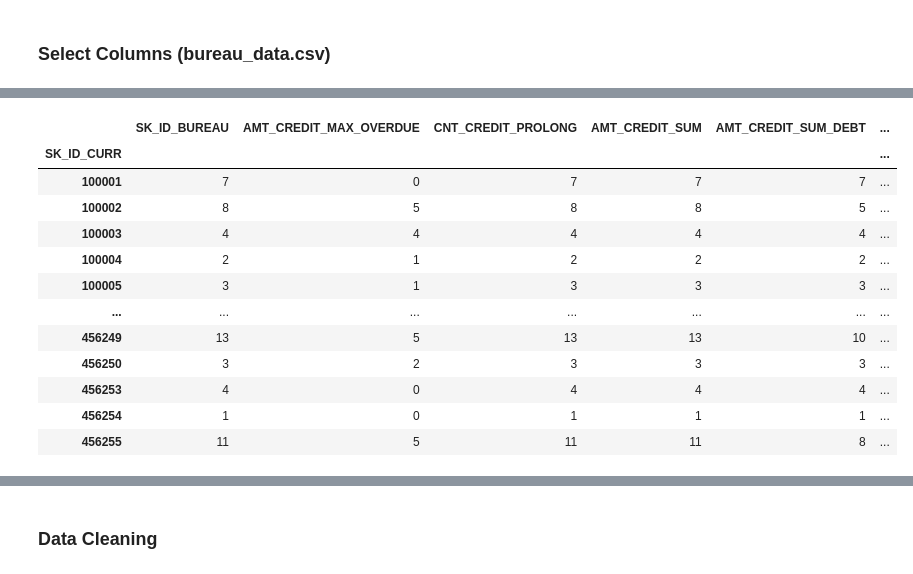
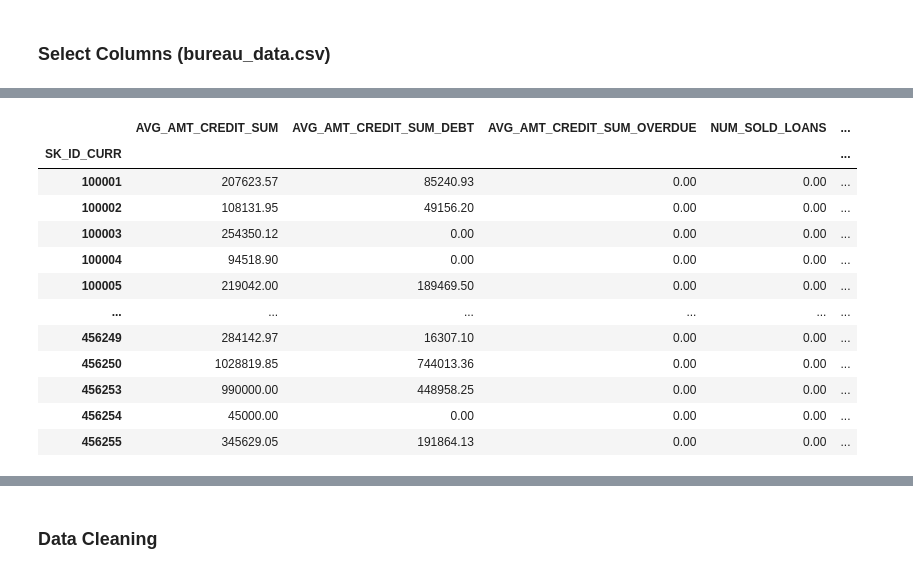
Before and after one commit to jacky-teo/is453_fin_analytics, a Jupyter notebook: group_4.ipynb, the cells around one changed output, grey strips where cells are left out. Drawn from its saved outputs; the diff is of its cells as text; code cells hidden in the pictures.

```diff
--- a/group_4.ipynb
+++ b/group_4.ipynb
@@ -13,6 +13,9 @@ import pprint
 from sklearn.ensemble import RandomForestClassifier, GradientBoostingClassifier
 from sklearn.metrics import roc_auc_score
 import scorecardpy as sc
+
+# Represent data in standard decimal notation
+pd.options.display.float_format = '{:.2f}'.format
 # %% [markdown]
 ### Load Application and Bureau Data
 # %%
@@ -173,15 +177,15 @@ dtype: int64
 # %%
 # list selected columns
 selected_cols_bureau = ["SK_ID_CURR",
-                        "SK_ID_BUREAU",
                         "AMT_CREDIT_MAX_OVERDUE",
                         "CNT_CREDIT_PROLONG",
                         "AMT_CREDIT_SUM",
                         "AMT_CREDIT_SUM_DEBT",
                         "AMT_CREDIT_SUM_LIMIT",
-                        "AMT_CREDIT_SUM_OVERDUE"]
+                        "AMT_CREDIT_SUM_OVERDUE",
+                        "CREDIT_ACTIVE",]
 
 # extract selected columns of bureau data
 filtered_bureau_data = bureau_data[selected_cols_bureau]
-filtered_bureau_data.info()
+filtered_bureau_data
 # %% [output]
@@ -205,16 +207,68 @@ memory usage: 104.8 MB
 # %%
-filtered_bureau_data.groupby("SK_ID_CURR").count()
+
+
+# Create new column to count number of active loans using num_loan_dataset
+active_loan = pd.DataFrame(filtered_bureau_data[(filtered_bureau_data["CREDIT_ACTIVE"]=="Active")].groupby("SK_ID_CURR").count())
+active_loan.rename(columns={"CREDIT_ACTIVE": "NUM_ACTIVE_LOANS"}, inplace=True)
+# Drop everything but SK_ID_CURR and NUM_ACTIVE_LOANS
+active_loan.drop(["AMT_CREDIT_MAX_OVERDUE", "CNT_CREDIT_PROLONG", "AMT_CREDIT_SUM", "AMT_CREDIT_SUM_DEBT", "AMT_CREDIT_SUM_LIMIT", "AMT_CREDIT_SUM_OVERDUE"], axis=1, inplace=True)
+
+# Create new column to count number of sold loans using num_loan_dataset
+sold_loan = pd.DataFrame(filtered_bureau_data[(filtered_bureau_data["CREDIT_ACTIVE"]=="Sold")].groupby("SK_ID_CURR").count())
+sold_loan.rename(columns={"CREDIT_ACTIVE": "NUM_SOLD_LOANS"}, inplace=True)
+# Drop everything but SK_ID_CURR and NUM_SOLD_LOANS
+sold_loan.drop(["AMT_CREDIT_MAX_OVERDUE", "CNT_CREDIT_PROLONG", "AMT_CREDIT_SUM", "AMT_CREDIT_SUM_DEBT", "AMT_CREDIT_SUM_LIMIT", "AMT_CREDIT_SUM_OVERDUE"], axis=1, inplace=True)
+
+# Create new column to count number of bad debt loans using num_loan_dataset
+bad_debt_loan = pd.DataFrame(filtered_bureau_data[(filtered_bureau_data["CREDIT_ACTIVE"]=="Bad debt")].groupby("SK_ID_CURR").count())
+bad_debt_loan.rename(columns={"CREDIT_ACTIVE": "NUM_BAD_DEBT_LOANS"}, inplace=True)
+# Drop everything but SK_ID_CURR and NUM_BAD_DEBT_LOANS
+bad_debt_loan.drop(["AMT_CREDIT_MAX_OVERDUE", "CNT_CREDIT_PROLONG", "AMT_CREDIT_SUM", "AMT_CREDIT_SUM_DEBT", "AMT_CREDIT_SUM_LIMIT", "AMT_CREDIT_SUM_OVERDUE"], axis=1, inplace=True)
+
+# Create new column to count number of closed loans using num_loan_dataset
+closed_loan = pd.DataFrame(filtered_bureau_data[(filtered_bureau_data["CREDIT_ACTIVE"]=="Closed")].groupby("SK_ID_CURR").count())
+closed_loan.rename(columns={"CREDIT_ACTIVE": "NUM_CLOSED_LOANS"}, inplace=True)
+# Drop everything but SK_ID_CURR and NUM_CLOSED_LOANS
+closed_loan.drop(["AMT_CREDIT_MAX_OVERDUE", "CNT_CREDIT_PROLONG", "AMT_CREDIT_SUM", "AMT_CREDIT_SUM_DEBT", "AMT_CREDIT_SUM_LIMIT", "AMT_CREDIT_SUM_OVERDUE"], axis=1, inplace=True)
+
+#craete a new column to count number of total loans using num_loan_dataset per person
+total_loan = pd.DataFrame(filtered_bureau_data.groupby("SK_ID_CURR").count())
+
+# Join all the above by SK_ID_CURR
+num_loan_dataset = pd.merge(active_loan, sold_loan, on="SK_ID_CURR", how="outer")
+num_loan_dataset = pd.merge(num_loan_dataset, bad_debt_loan, on="SK_ID_CURR", how="outer")
+num_loan_dataset = pd.merge(num_loan_dataset, closed_loan, on="SK_ID_CURR", how="outer")
+num_loan_dataset.fillna(0, inplace=True)
+num_loan_dataset["ACTIVE_CLOSE_DEBT_RATIO"] = num_loan_dataset["NUM_ACTIVE_LOANS"] / num_loan_dataset["NUM_CLOSED_LOANS"]
+num_loan_dataset["BAD_DEBT_CLOSE_RATIO"] = num_loan_dataset["NUM_BAD_DEBT_LOANS"] / num_loan_dataset["NUM_CLOSED_LOANS"]
+
+# Drop Active, Bad debt and Closed columns
+num_loan_dataset.drop(["NUM_ACTIVE_LOANS", "NUM_CLOSED_LOANS","NUM_BAD_DEBT_LOANS"], axis=1, inplace=True)
+
+
+# Average AMT_CREDIT_SUM_DEBT, AMT_CREDIT_SUM_OVERDUE, AMT_CREDIT_SUM for each SK_ID_CURR
+
+avg_bureau_data = filtered_bureau_data.drop("CREDIT_ACTIVE", axis=1).groupby("SK_ID_CURR").mean()
+avg_bureau_data
+# Drop all columns except SK_ID_CURR, AMT_CREDIT_SUM_DEBT, AMT_CREDIT_SUM_OVERDUE, AMT_CREDIT_SUM
+avg_bureau_data.drop(["AMT_CREDIT_MAX_OVERDUE", "CNT_CREDIT_PROLONG", "AMT_CREDIT_SUM_LIMIT"], axis=1, inplace=True)
+# Rename columns to include "AVG_" prefix
+avg_bureau_data.rename(columns={"AMT_CREDIT_SUM": "AVG_AMT_CREDIT_SUM", "AMT_CREDIT_SUM_DEBT": "AVG_AMT_CREDIT_SUM_DEBT", "AMT_CREDIT_SUM_OVERDUE": "AVG_AMT_CREDIT_SUM_OVERDUE"}, inplace=True)
+# Merge with num_active_loans
+aggregated_credit_bureau_data = pd.merge(avg_bureau_data, num_loan_dataset,on="SK_ID_CURR")
+
+aggregated_credit_bureau_data
 # %% [output]
-|  | SK_ID_BUREAU | AMT_CREDIT_MAX_OVERDUE | CNT_CREDIT_PROLONG | AMT_CREDIT_SUM | AMT_CREDIT_SUM_DEBT | ... |
-| SK_ID_CURR |  |  |  |  |  | ... |
-| 100001 | 7 | 0 | 7 | 7 | 7 | ... |
-| 100002 | 8 | 5 | 8 | 8 | 5 | ... |
-| 100003 | 4 | 4 | 4 | 4 | 4 | ... |
-| 100004 | 2 | 1 | 2 | 2 | 2 | ... |
-| 100005 | 3 | 1 | 3 | 3 | 3 | ... |
-| ... | ... | ... | ... | ... | ... | ... |
-| 456249 | 13 | 5 | 13 | 13 | 10 | ... |
-| 456250 | 3 | 2 | 3 | 3 | 3 | ... |
-| 456253 | 4 | 0 | 4 | 4 | 4 | ... |
-| 456254 | 1 | 0 | 1 | 1 | 1 | ... |
-| 456255 | 11 | 5 | 11 | 11 | 8 | ... |
+|  | AVG_AMT_CREDIT_SUM | AVG_AMT_CREDIT_SUM_DEBT | AVG_AMT_CREDIT_SUM_OVERDUE | NUM_SOLD_LOANS | ... |
+| SK_ID_CURR |  |  |  |  | ... |
+| 100001 | 207623.57 | 85240.93 | 0.00 | 0.00 | ... |
+| 100002 | 108131.95 | 49156.20 | 0.00 | 0.00 | ... |
+| 100003 | 254350.12 | 0.00 | 0.00 | 0.00 | ... |
+| 100004 | 94518.90 | 0.00 | 0.00 | 0.00 | ... |
+| 100005 | 219042.00 | 189469.50 | 0.00 | 0.00 | ... |
+| ... | ... | ... | ... | ... | ... |
+| 456249 | 284142.97 | 16307.10 | 0.00 | 0.00 | ... |
+| 456250 | 1028819.85 | 744013.36 | 0.00 | 0.00 | ... |
+| 456253 | 990000.00 | 448958.25 | 0.00 | 0.00 | ... |
+| 456254 | 45000.00 | 0.00 | 0.00 | 0.00 | ... |
+| 456255 | 345629.05 | 191864.13 | 0.00 | 0.00 | ... |
```
Also changed, not shown: parts of 35 cells of this notebook.
